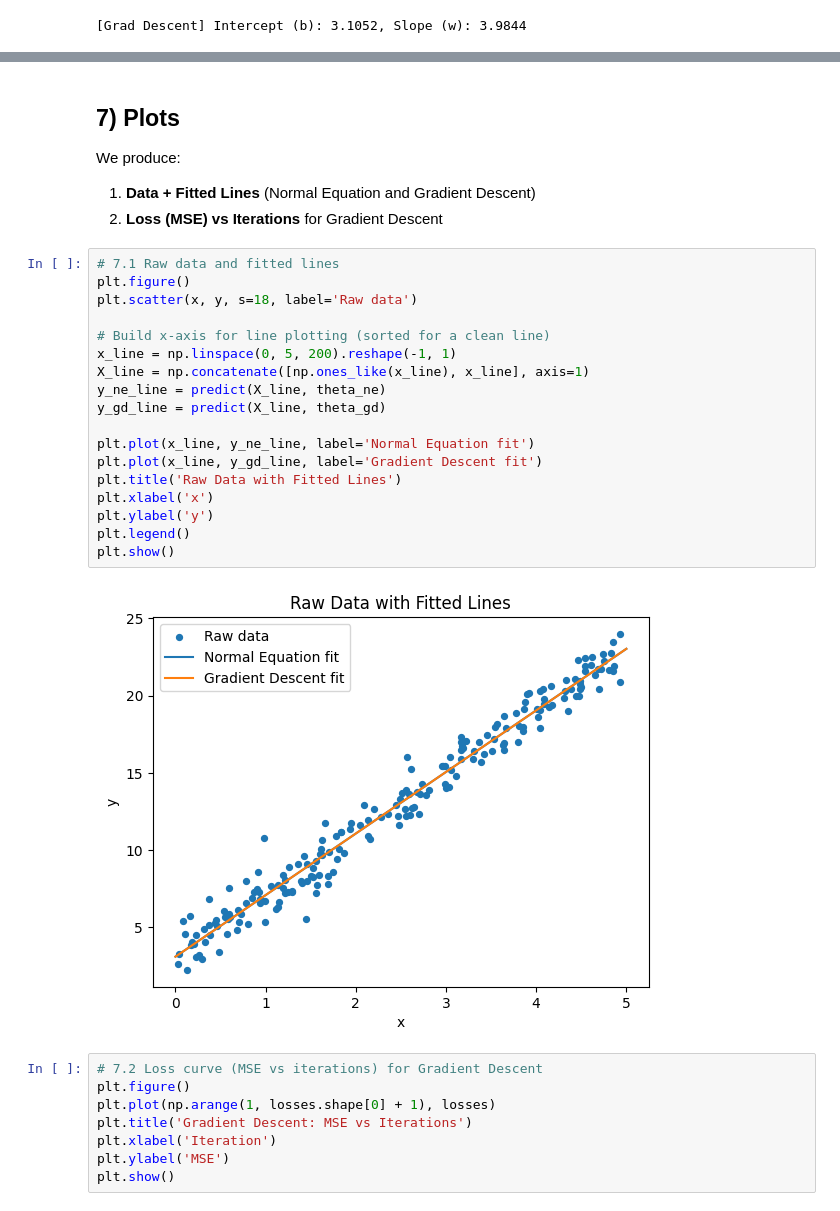
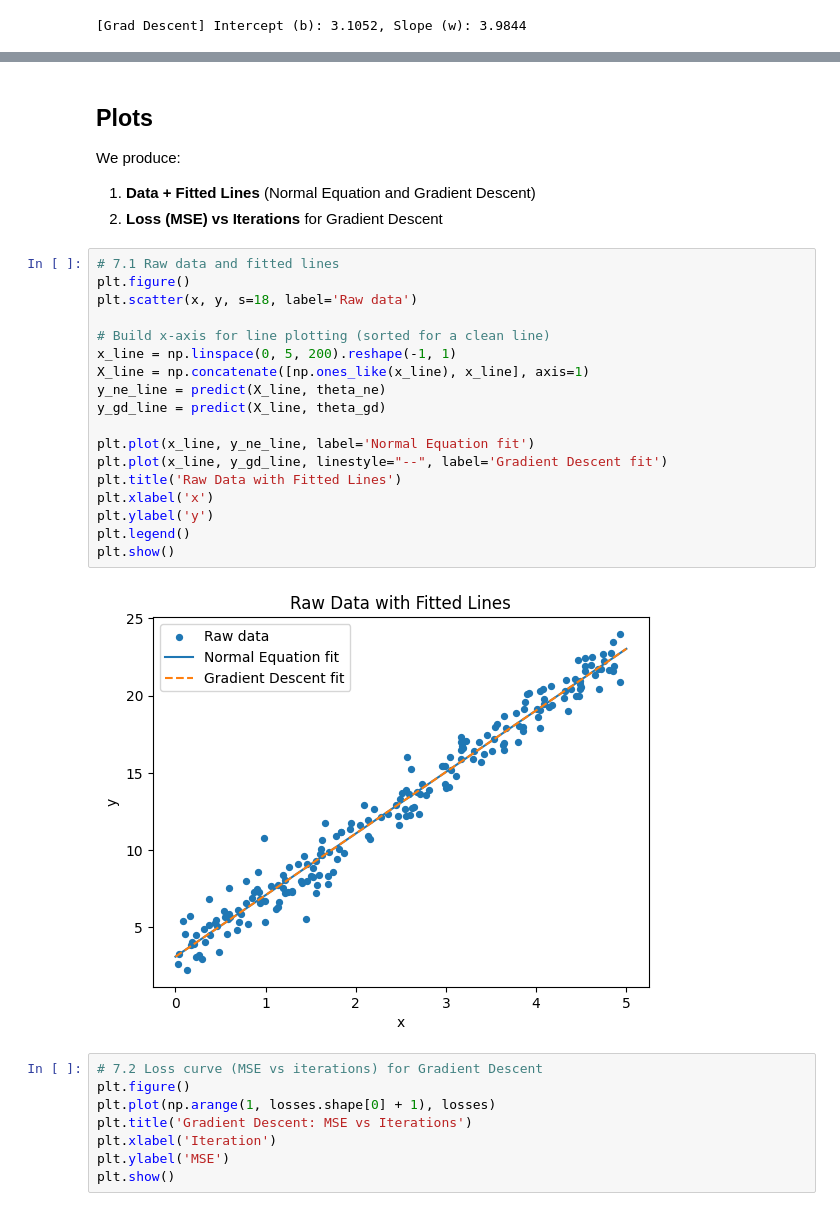
Before and after one commit to bayina/ml_assignment, a Jupyter notebook: Assignment-01/GradientDescent_vs_NormalEquation.ipynb, the cells around one changed output, grey strips where cells are left out. Cells and saved outputs as stored; diff of their text form.

```diff
--- a/Assignment-01/GradientDescent_vs_NormalEquation.ipynb
+++ b/Assignment-01/GradientDescent_vs_NormalEquation.ipynb
@@ -159,28 +153,28 @@ stop with a tiny optimization error depending on learning rate and iterations.
 # %% [markdown]
-## 7) Plots
+## Plots
 We produce:
 1. **Data + Fitted Lines** (Normal Equation and Gradient Descent)
 2. **Loss (MSE) vs Iterations** for Gradient Descent
 # %%
 # 7.1 Raw data and fitted lines
 plt.figure()
 plt.scatter(x, y, s=18, label='Raw data')
 
 # Build x-axis for line plotting (sorted for a clean line)
 x_line = np.linspace(0, 5, 200).reshape(-1, 1)
 X_line = np.concatenate([np.ones_like(x_line), x_line], axis=1)
 y_ne_line = predict(X_line, theta_ne)
 y_gd_line = predict(X_line, theta_gd)
 
 plt.plot(x_line, y_ne_line, label='Normal Equation fit')
-plt.plot(x_line, y_gd_line, label='Gradient Descent fit')
+plt.plot(x_line, y_gd_line, linestyle="--", label='Gradient Descent fit')
 plt.title('Raw Data with Fitted Lines')
 plt.xlabel('x')
 plt.ylabel('y')
 plt.legend()
 plt.show()
 # %% [output]
-[figure, old version]
+[figure, new version]
 # %%
 # 7.2 Loss curve (MSE vs iterations) for Gradient Descent
 plt.figure()
```
Also changed, not shown: parts of 13 cells of this notebook, 1 other file.
